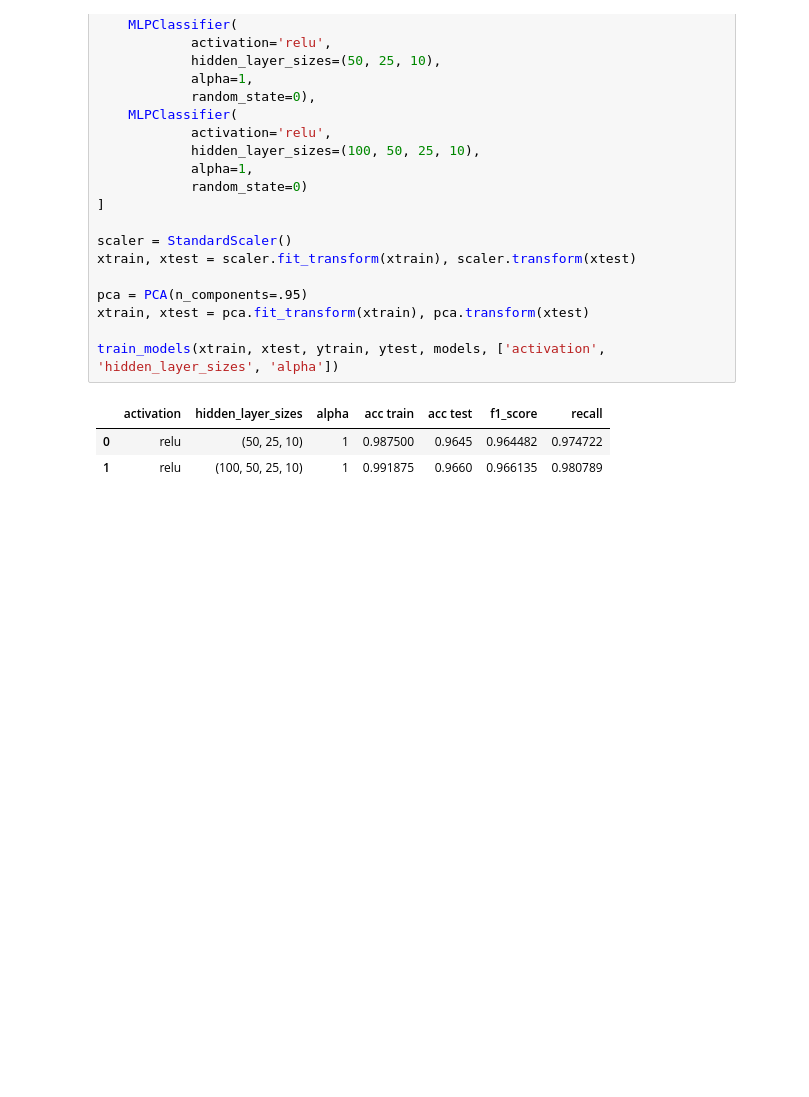
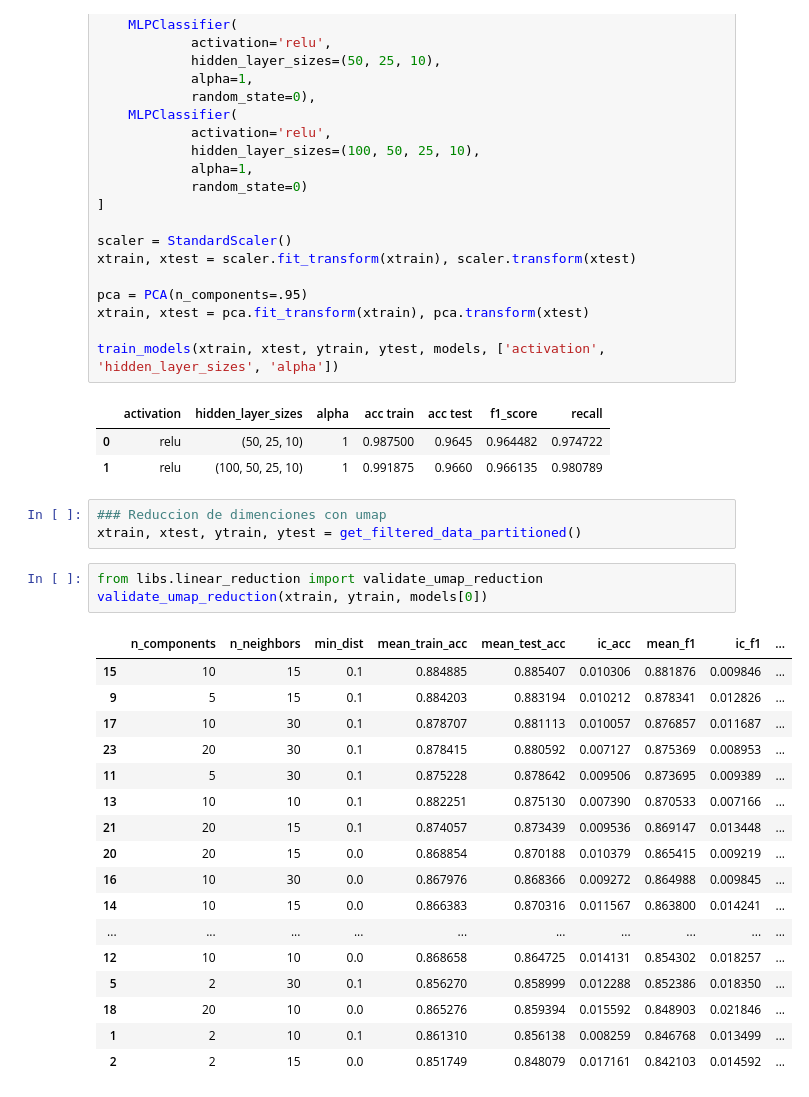
Before and after one commit to RichardoRodLoa/ModelosProyectoAula, a Jupyter notebook: models/red-neuronal.ipynb, the cells around one changed output. Drawn from its saved outputs; the diff is of its cells as text; blank space fills up the shorter version.

```diff
--- a/models/red-neuronal.ipynb
+++ b/models/red-neuronal.ipynb
@@ -155,3 +155,27 @@ train_models(xtrain, xtest, ytrain, ytest, models, ['activation', 'hidden_layer_
 |  | activation | hidden_layer_sizes | alpha | acc train | acc test | f1_score | recall |
 | 0 | relu | (50, 25, 10) | 1 | 0.987500 | 0.9645 | 0.964482 | 0.974722 |
 | 1 | relu | (100, 50, 25, 10) | 1 | 0.991875 | 0.9660 | 0.966135 | 0.980789 |
+# %%
+### Reduccion de dimenciones con umap
+xtrain, xtest, ytrain, ytest = get_filtered_data_partitioned()
+# %%
+from libs.linear_reduction import validate_umap_reduction
+validate_umap_reduction(xtrain, ytrain, models[0])
+# %% [output]
+|  | n_components | n_neighbors | min_dist | mean_train_acc | mean_test_acc | ic_acc | mean_f1 | ic_f1 | ... |
+| 15 | 10 | 15 | 0.1 | 0.884885 | 0.885407 | 0.010306 | 0.881876 | 0.009846 | ... |
+| 9 | 5 | 15 | 0.1 | 0.884203 | 0.883194 | 0.010212 | 0.878341 | 0.012826 | ... |
+| 17 | 10 | 30 | 0.1 | 0.878707 | 0.881113 | 0.010057 | 0.876857 | 0.011687 | ... |
+| 23 | 20 | 30 | 0.1 | 0.878415 | 0.880592 | 0.007127 | 0.875369 | 0.008953 | ... |
+| 11 | 5 | 30 | 0.1 | 0.875228 | 0.878642 | 0.009506 | 0.873695 | 0.009389 | ... |
+| 13 | 10 | 10 | 0.1 | 0.882251 | 0.875130 | 0.007390 | 0.870533 | 0.007166 | ... |
+| 21 | 20 | 15 | 0.1 | 0.874057 | 0.873439 | 0.009536 | 0.869147 | 0.013448 | ... |
+| 20 | 20 | 15 | 0.0 | 0.868854 | 0.870188 | 0.010379 | 0.865415 | 0.009219 | ... |
+| 16 | 10 | 30 | 0.0 | 0.867976 | 0.868366 | 0.009272 | 0.864988 | 0.009845 | ... |
+| 14 | 10 | 15 | 0.0 | 0.866383 | 0.870316 | 0.011567 | 0.863800 | 0.014241 | ... |
+| ... | ... | ... | ... | ... | ... | ... | ... | ... | ... |
+| 12 | 10 | 10 | 0.0 | 0.868658 | 0.864725 | 0.014131 | 0.854302 | 0.018257 | ... |
+| 5 | 2 | 30 | 0.1 | 0.856270 | 0.858999 | 0.012288 | 0.852386 | 0.018350 | ... |
+| 18 | 20 | 10 | 0.0 | 0.865276 | 0.859394 | 0.015592 | 0.848903 | 0.021846 | ... |
+| 1 | 2 | 10 | 0.1 | 0.861310 | 0.856138 | 0.008259 | 0.846768 | 0.013499 | ... |
+| 2 | 2 | 15 | 0.0 | 0.851749 | 0.848079 | 0.017161 | 0.842103 | 0.014592 | ... |
```
Also changed, not shown: parts of 1 cell of this notebook, 3 other files.
